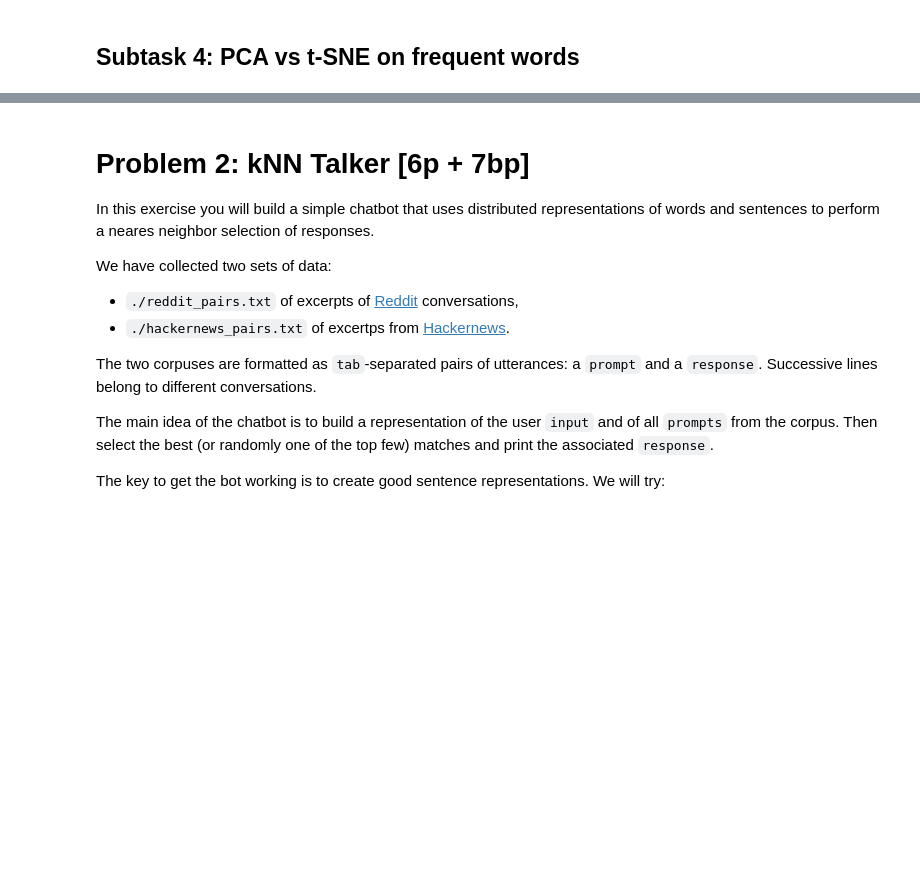
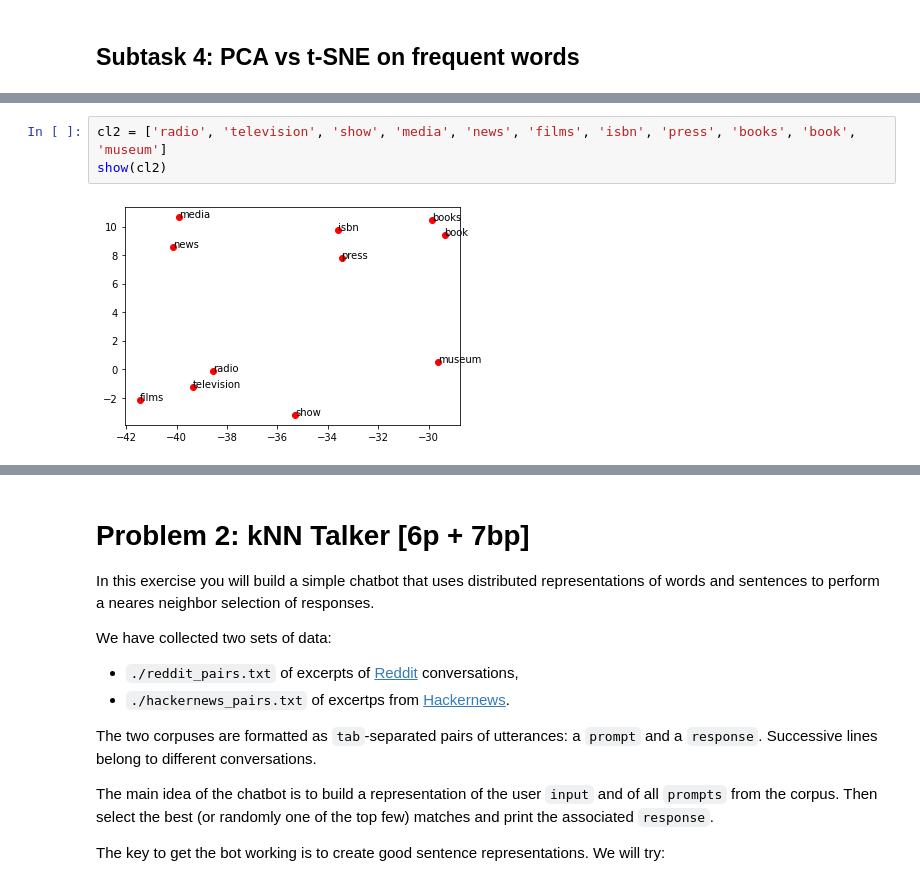
Before and after one commit to iCarrrot/dl_uwr, a Jupyter notebook: Assignment5/Assignment5.ipynb, the cells around one changed output, grey strips where cells are left out. Saved outputs shown, nothing was run; the diff lists cells and outputs as text; blank space fills up the shorter version.

```diff
--- a/Assignment5/Assignment5.ipynb
+++ b/Assignment5/Assignment5.ipynb
@@ -403,0 +430,5 @@ TODO
+# %%
+cl2 = ['radio', 'television', 'show', 'media', 'news', 'films', 'isbn', 'press', 'books', 'book', 'museum']
+show(cl2)
+# %% [output]
+[figure, added]
```
Also changed, not shown: parts of 17 cells of this notebook.
